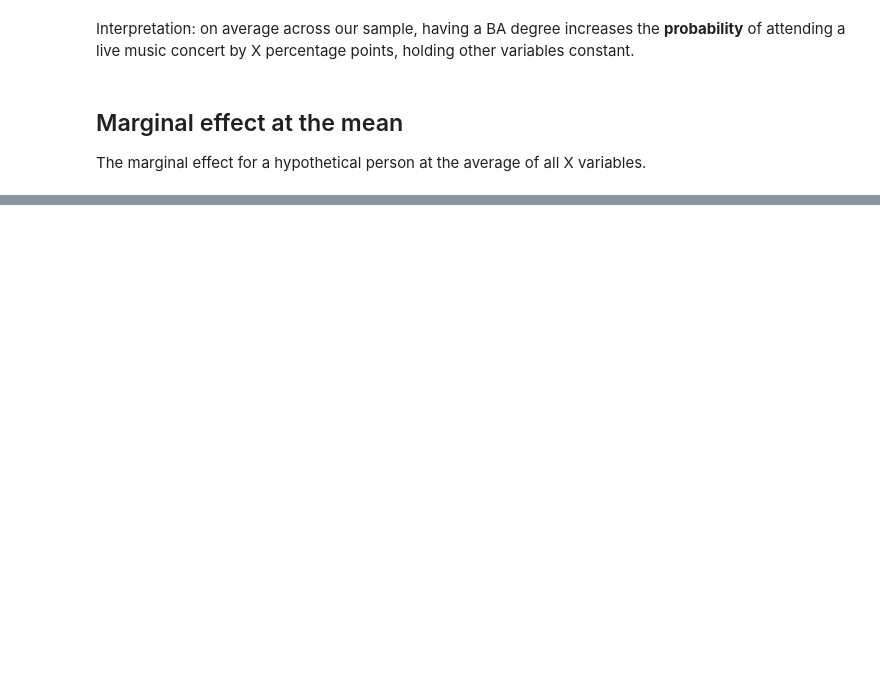
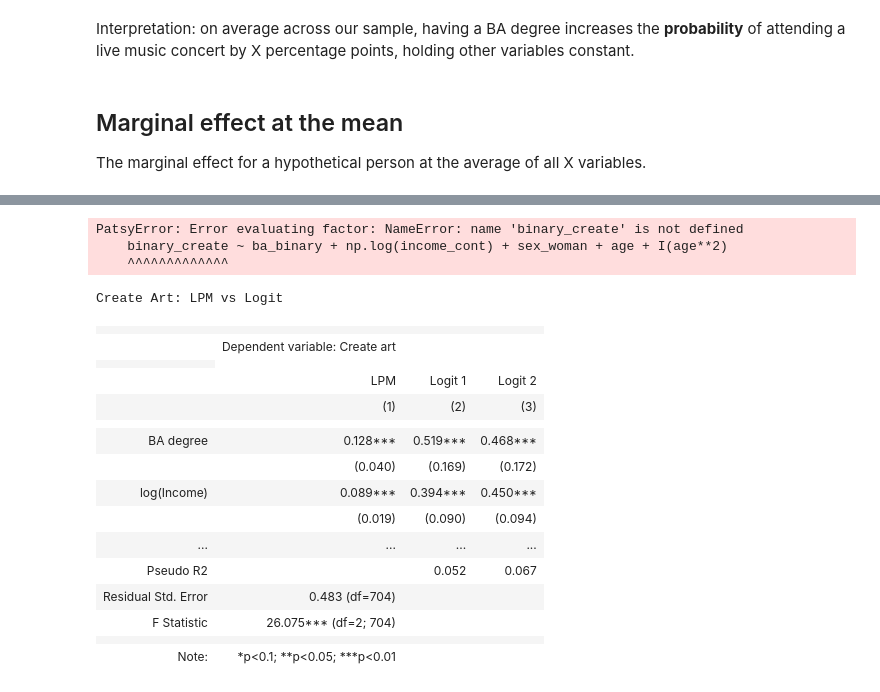
Before and after one commit to xiangyum/hs4002labs_2026, a Jupyter notebook: week6/week6_notebook_student.ipynb, the cells around one changed output, grey strips where cells are left out. Cells and saved outputs as stored; diff of their text form; code cells hidden in the pictures; blank space fills up the shorter version.

```diff
--- a/week6/week6_notebook_student.ipynb
+++ b/week6/week6_notebook_student.ipynb
@@ -225,0 +427,55 @@ comparisons(logit_model1, variables='ba_binary', newdata='mean')
+# %%
+logit_model2 = smf.logit(
+	'binary_create ~ ba_binary + np.log(income_cont) + sex_woman + age + I(age**2)',
+	data=df
+).fit()
+print(logit_model2.summary()
+# %% [output]
+PatsyError: Error evaluating factor: NameError: name 'binary_create' is not defined
+    binary_create ~ ba_binary + np.log(income_cont) + sex_woman + age + I(age**2)
+    ^^^^^^^^^^^^^
+# %%
+ #compare lpm and logit models using stargazer
+sg = Stargazer([lpm_model1, logit_model1, logit_model2])
+sg.title('Create Art: LPM vs Logit')
+sg.dependent_variable_name('Create art')
+
+sg.custom_columns(['LPM', 'Logit 1', 'Logit 2'], [1, 1, 1])
+sg.covariate_order([
+	'ba_binary',
+	'np.log(income_cont)',
+	'sex_woman[T.Woman]',
+	'age',
+	'I(age ** 2)',
+	'Intercept'
+])
+sg.rename_covariates({
+	'ba_binary':           'BA degree',
+	'np.log(income_cont)': 'log(Income)',
+	'sex_woman[T.Woman]':  'Gender (woman = 1)',
+	'age':                 'Age',
+	'I(age ** 2)':         'Age-squared',
+	'Intercept':           'Intercept'
+})
+
+# The LPM coefficients are changes in probability, the logit coefficients are
+# log-odds, so compare signs and significance across columns — not magnitudes.
+sg
+# %% [output]
+Create Art: LPM vs Logit
+|  |  |  |  |
+|  | Dependent variable: Create art |  |  |
+|  |
+|  | LPM | Logit 1 | Logit 2 |
+|  | (1) | (2) | (3) |
+|  |  |  |  |
+| BA degree | 0.128*** | 0.519*** | 0.468*** |
+|  | (0.040) | (0.169) | (0.172) |
+| log(Income) | 0.089*** | 0.394*** | 0.450*** |
+|  | (0.019) | (0.090) | (0.094) |
+| ... | ... | ... | ... |
+| Pseudo R2 |  | 0.052 | 0.067 |
+| Residual Std. Error | 0.483 (df=704) |  |  |
+| F Statistic | 26.075*** (df=2; 704) |  |  |
+|  |  |  |  |
+| Note: | *p<0.1; **p<0.05; ***p<0.01 |  |  |
```
Also changed, not shown: parts of 14 cells of this notebook.
